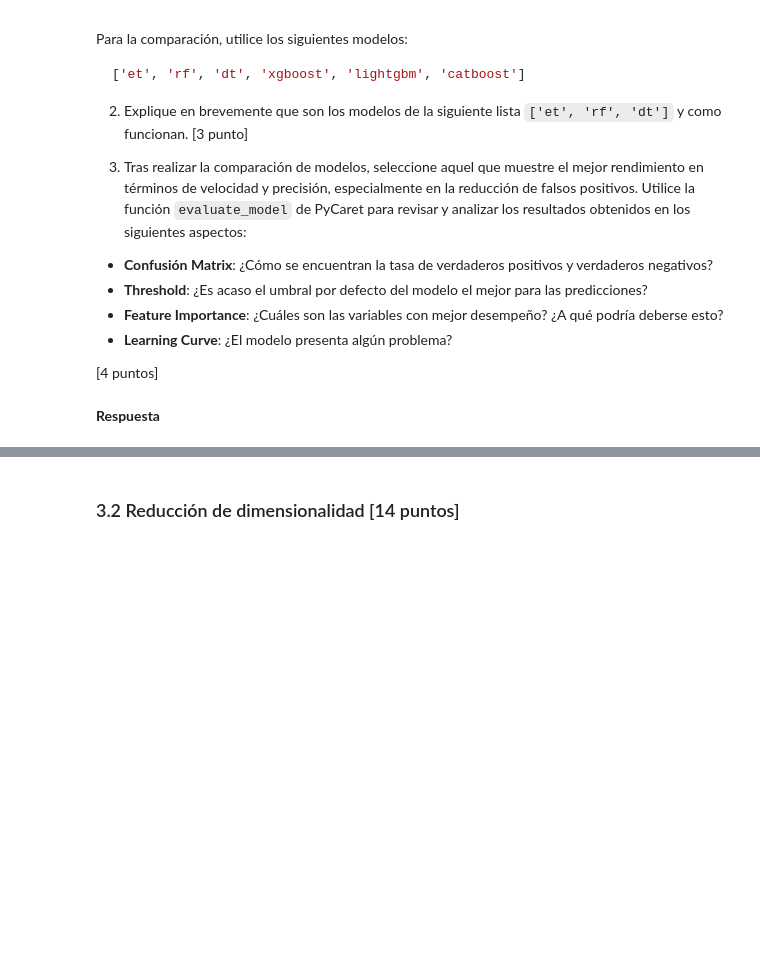
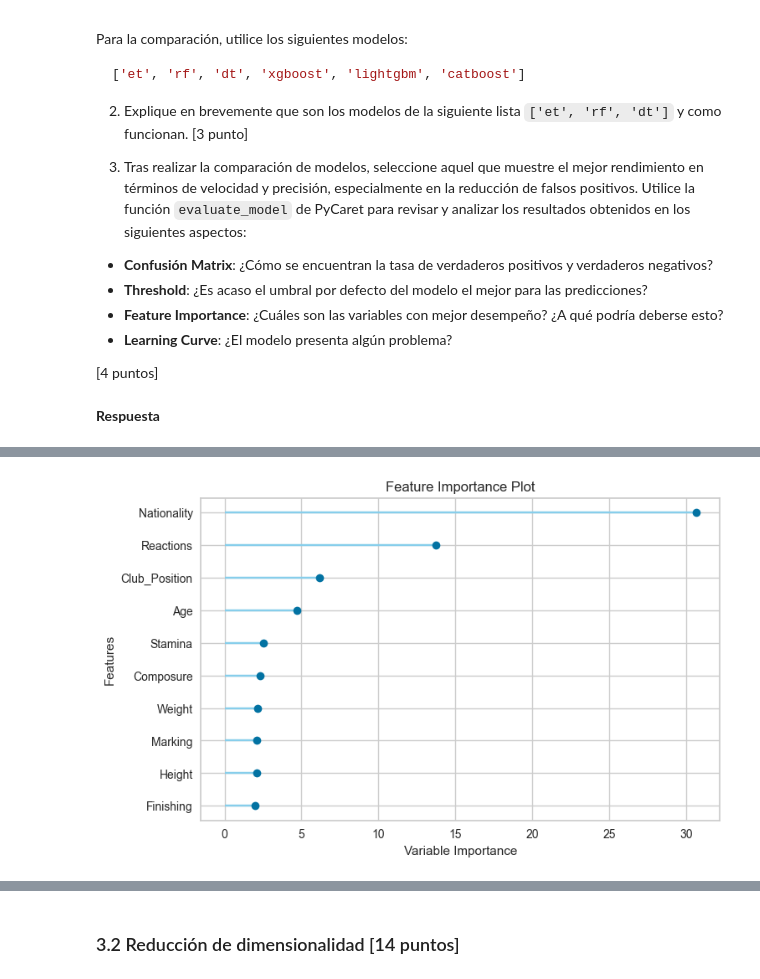
Before and after one commit to melaniejalea/Laboratorios-MDS7202, a Jupyter notebook: Laboratorio 7/Lab7.ipynb, the cells around one changed output, grey strips where cells are left out. Saved outputs shown, nothing was run; the diff lists cells and outputs as text; code cells hidden in the pictures; blank space fills up the shorter version.

```diff
--- a/Laboratorio 7/Lab7.ipynb
+++ b/Laboratorio 7/Lab7.ipynb
@@ -489,0 +597,2 @@ Para la comparación, utilice los siguientes modelos:
+# %%
+best = compare_models()
@@ -489,0 +639,3 @@ Para la comparación, utilice los siguientes modelos:
+# %%
+plot_model(best, plot='feature')
+# %% [output]
@@ -489,0 +643 @@ Para la comparación, utilice los siguientes modelos:
+[figure, added]
```
Also changed, not shown: parts of 52 cells of this notebook.
